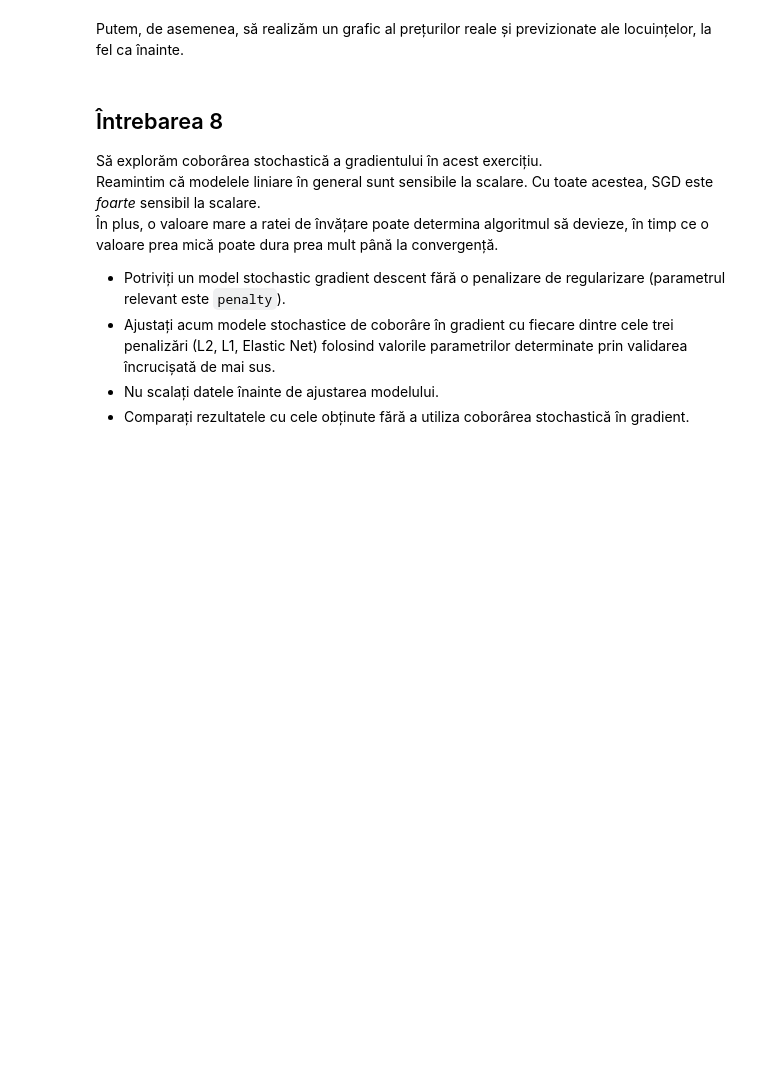
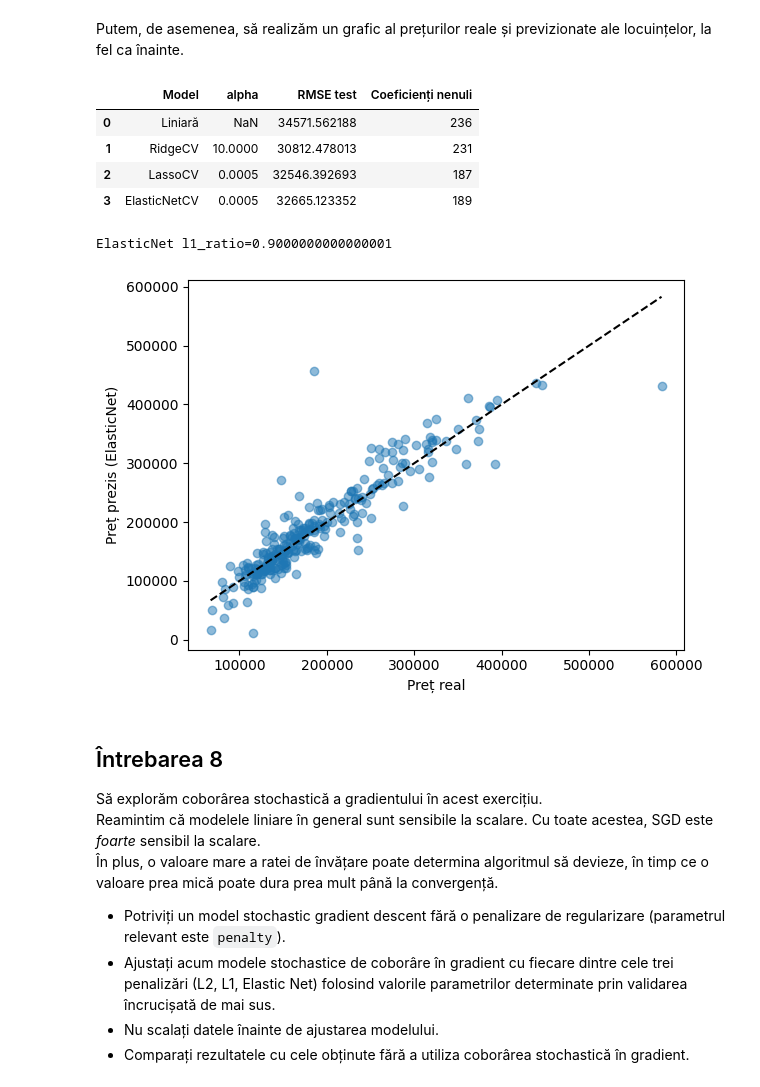
Before and after one commit to florin-t04/Lab-04--05, a Jupyter notebook: 04_Trandafir.ipynb, the cells around one changed output. Cells and saved outputs as stored; diff of their text form; code cells hidden in the pictures; blank space fills up the shorter version.

```diff
--- a/04_Trandafir.ipynb
+++ b/04_Trandafir.ipynb
@@ -116,8 +119,5 @@ Date: se folosește `data/train.csv` dacă există; altfel, setul Ames este prel
 # %%
-house_path = Path('data/train.csv')
-house = pd.read_csv(house_path) if house_path.exists() else fetch_openml(
-    name='house_prices', version=1, as_frame=True
-).frame.copy()
+house = pd.read_csv('Ames_Housing_Sales.csv')
 house = house.drop(columns='Id', errors='ignore').dropna(axis=1)
 y_house = pd.to_numeric(house.pop('SalePrice'))
 X_house = pd.get_dummies(house, dtype=float)
@@ -201,28 +221,40 @@ Compararea calculului RMSE din toate modelele este cea mai ușoară într-un tab
 Putem, de asemenea, să realizăm un grafic al prețurilor reale și previzionate ale locuințelor, la fel ca înainte.
 # %%
 alphas_sparse = [1e-5, 5e-5, 1e-4, 5e-4]
+sparse_scaler = StandardScaler().fit(X_train)
+X_train_sparse = sparse_scaler.transform(X_train)
+X_test_sparse = sparse_scaler.transform(X_test)
+price_scale = 100000  # revenim la prețul original pentru RMSE
 lasso_cv = LassoCV(alphas=alphas_sparse, cv=5, max_iter=50000,
-                   random_state=42).fit(X_train, y_train)
+                   random_state=42).fit(X_train_sparse, y_train / price_scale)
 elastic_cv = ElasticNetCV(alphas=alphas_sparse,
                           l1_ratio=np.arange(0.1, 1, 0.2), cv=5,
-                          max_iter=50000, random_state=42).fit(X_train, y_train)
+                          max_iter=50000, random_state=42).fit(X_train_sparse, y_train / price_scale)
 results = pd.DataFrame([
     {'Model': 'Liniară', 'alpha': np.nan, 'RMSE test': baseline_rmse,
      'Coeficienți nenuli': np.count_nonzero(baseline.coef_)},
     {'Model': 'RidgeCV', 'alpha': ridge_cv.alpha_, 'RMSE test': ridge_rmse,
      'Coeficienți nenuli': np.count_nonzero(ridge_cv.coef_)},
     {'Model': 'LassoCV', 'alpha': lasso_cv.alpha_,
-     'RMSE test': rmse(y_test, lasso_cv.predict(X_test)),
+     'RMSE test': rmse(y_test, lasso_cv.predict(X_test_sparse) * price_scale),
      'Coeficienți nenuli': np.count_nonzero(lasso_cv.coef_)},
     {'Model': 'ElasticNetCV', 'alpha': elastic_cv.alpha_,
-     'RMSE test': rmse(y_test, elastic_cv.predict(X_test)),
+     'RMSE test': rmse(y_test, elastic_cv.predict(X_test_sparse) * price_scale),
      'Coeficienți nenuli': np.count_nonzero(elastic_cv.coef_)},
 ])
 display(results)
 print(f'ElasticNet l1_ratio={elastic_cv.l1_ratio_}')
-plt.scatter(y_test, elastic_cv.predict(X_test), alpha=0.5)
+plt.scatter(y_test, elastic_cv.predict(X_test_sparse) * price_scale, alpha=0.5)
 plt.plot([y_test.min(), y_test.max()], [y_test.min(), y_test.max()], 'k--')
 plt.xlabel('Preț real'); plt.ylabel('Preț prezis (ElasticNet)'); plt.show()
+# %% [output]
+|  | Model | alpha | RMSE test | Coeficienți nenuli |
+| 0 | Liniară | NaN | 34571.562188 | 236 |
+| 1 | RidgeCV | 10.0000 | 30812.478013 | 231 |
+| 2 | LassoCV | 0.0005 | 32546.392693 | 187 |
+| 3 | ElasticNetCV | 0.0005 | 32665.123352 | 189 |
+ElasticNet l1_ratio=0.9000000000000001
+[figure, added]
 # %% [markdown]
 ## Întrebarea 8
 
```
Also changed, not shown: parts of 13 cells of this notebook, 2 other files.
